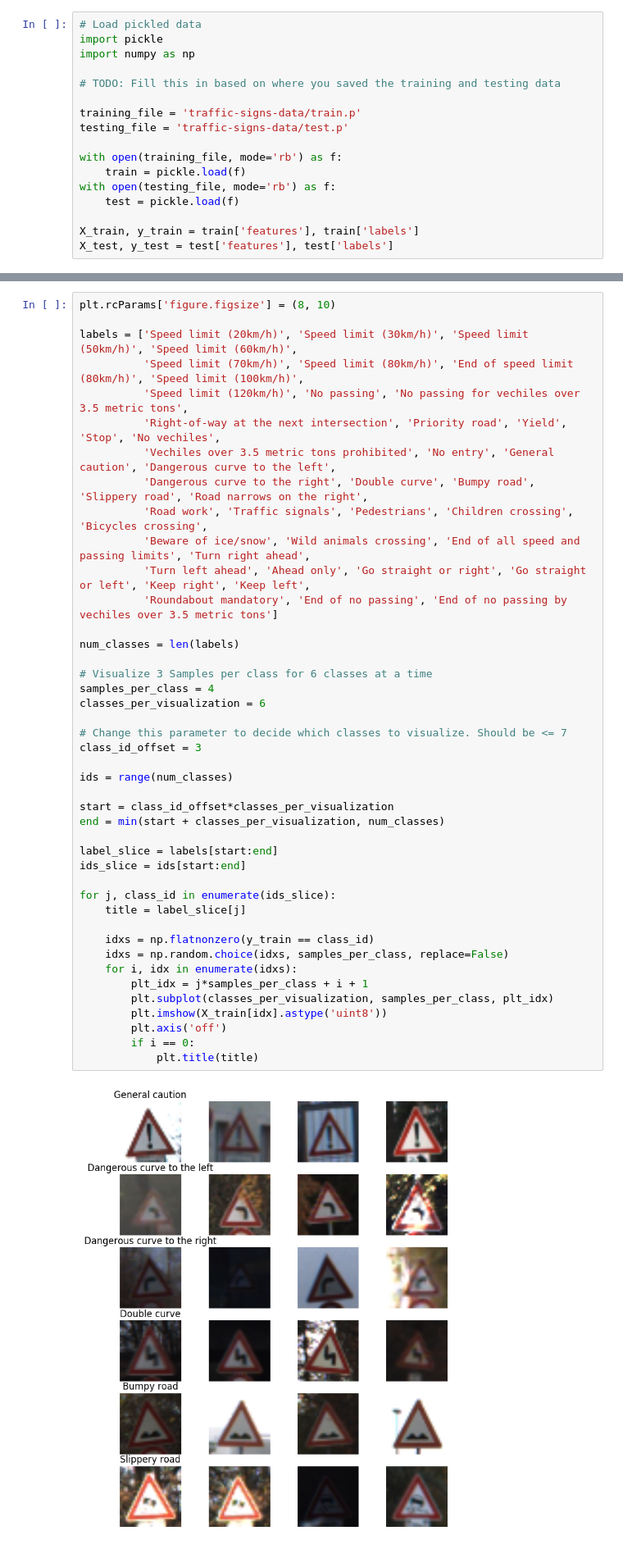
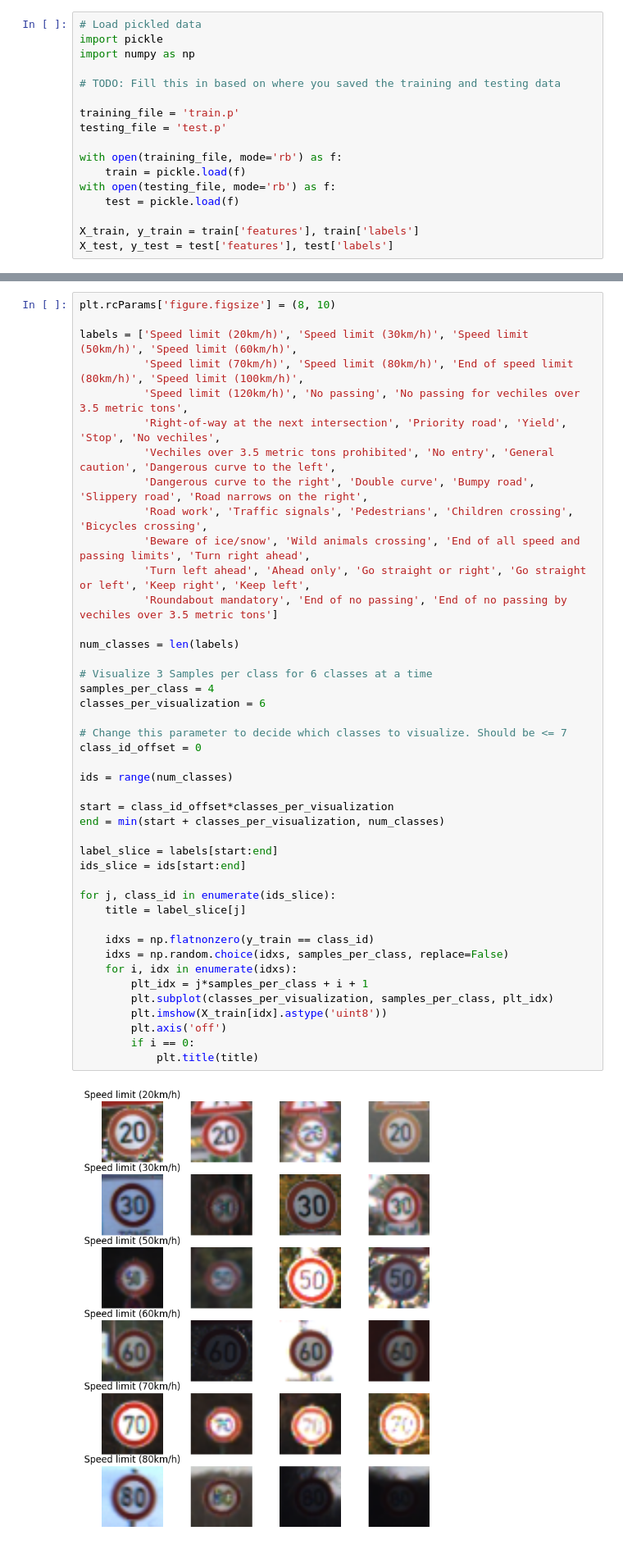
Before and after one commit to subodh-malgonde/traffic-signs-classification, a Jupyter notebook: Traffic_Signs_Recognition.ipynb, the cells around one changed output, grey strips where cells are left out. Shown at 82% size. Drawn from its saved outputs; the diff is of its cells as text.

```diff
--- a/Traffic_Signs_Recognition.ipynb
+++ b/Traffic_Signs_Recognition.ipynb
@@ -20,8 +20,8 @@ import numpy as np
 
 # TODO: Fill this in based on where you saved the training and testing data
 
-training_file = 'traffic-signs-data/train.p'
-testing_file = 'traffic-signs-data/test.p'
+training_file = 'train.p'
+testing_file = 'test.p'
 
 with open(training_file, mode='rb') as f:
     train = pickle.load(f)
@@ -108,35 +108,35 @@ labels = ['Speed limit (20km/h)', 'Speed limit (30km/h)', 'Speed limit (50km/h)'
 
 num_classes = len(labels)
 
 # Visualize 3 Samples per class for 6 classes at a time
 samples_per_class = 4
 classes_per_visualization = 6
 
 # Change this parameter to decide which classes to visualize. Should be <= 7
-class_id_offset = 3
+class_id_offset = 0
 
 ids = range(num_classes)
 
 start = class_id_offset*classes_per_visualization
 end = min(start + classes_per_visualization, num_classes)
 
 label_slice = labels[start:end]
 ids_slice = ids[start:end]
 
 for j, class_id in enumerate(ids_slice):
     title = label_slice[j]
 
     idxs = np.flatnonzero(y_train == class_id)
     idxs = np.random.choice(idxs, samples_per_class, replace=False)
     for i, idx in enumerate(idxs):
         plt_idx = j*samples_per_class + i + 1
         plt.subplot(classes_per_visualization, samples_per_class, plt_idx)
         plt.imshow(X_train[idx].astype('uint8'))
         plt.axis('off')
         if i == 0:
             plt.title(title)
 # %% [output]
-[figure, old version]
+[figure, new version]
 # %% [markdown]
 ----
 
```
Also changed, not shown: parts of 8 cells of this notebook.
